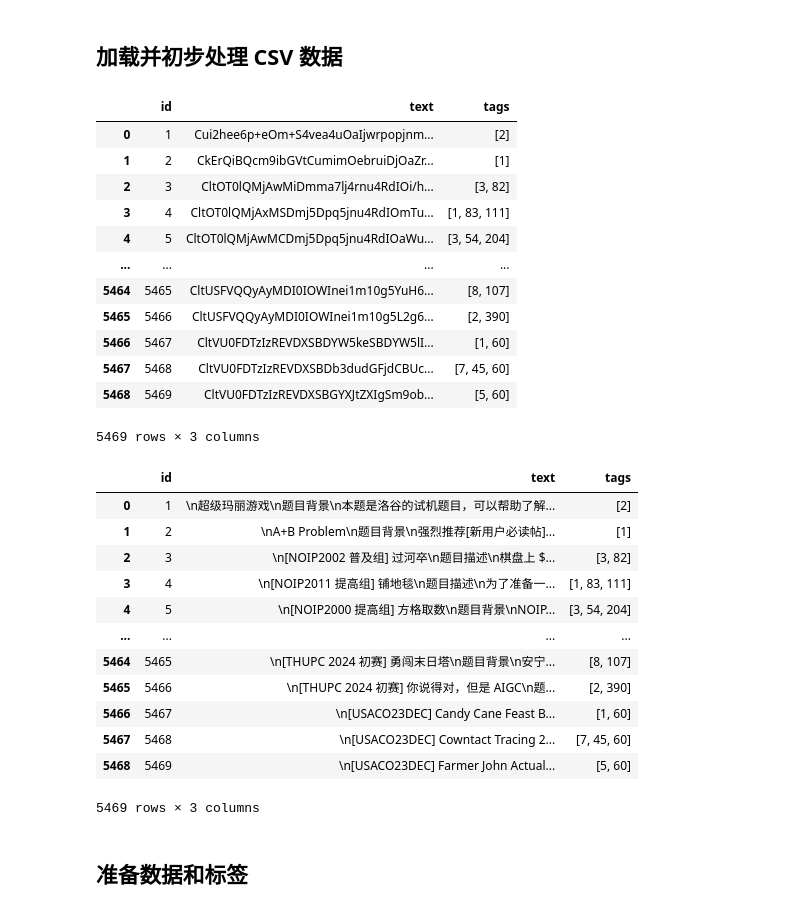
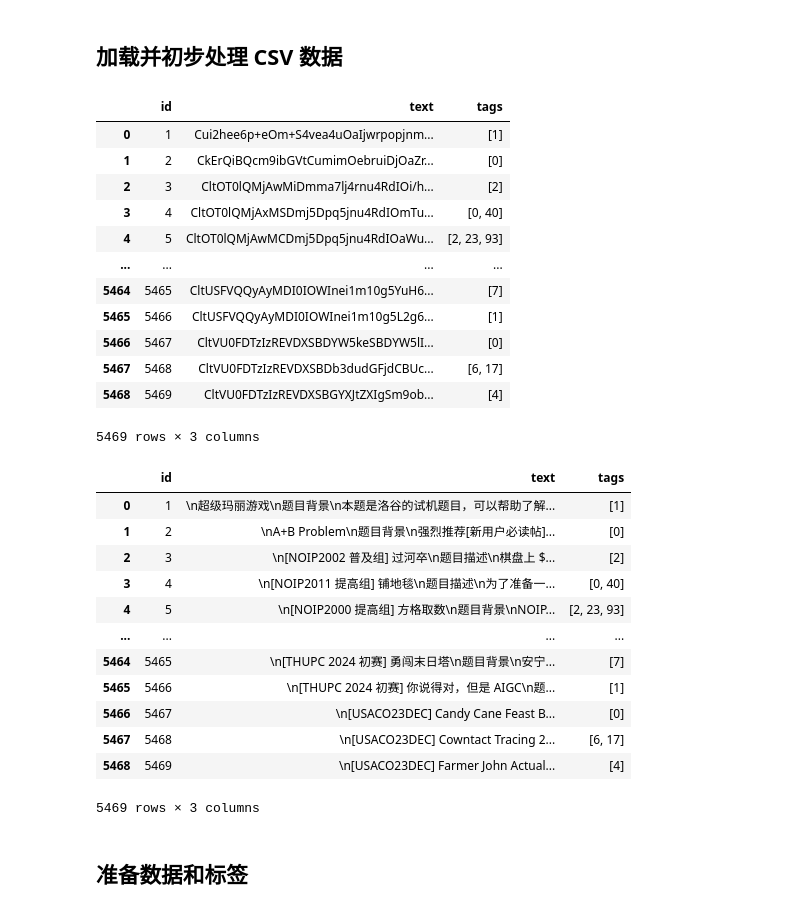
Before and after one commit to shiquda/CPC-tag, a Jupyter notebook: cpc-tag-classify-training.ipynb, the cells around one changed output. Drawn from its saved outputs; the diff is of its cells as text; code cells hidden in the pictures.

```diff
--- a/cpc-tag-classify-training.ipynb
+++ b/cpc-tag-classify-training.ipynb
@@ -12,23 +12,21 @@ from utils import base64_decode
 # %% [markdown]
 ## 加载并初步处理 CSV 数据
 # %%
-header = ['id', 'text', 'tags']
-
-df = pd.read_csv('./data/algo_problems.csv', header=None, names=header)
+df = pd.read_csv('./data/algo_problems.csv')
 df
 # %% [output]
 |  | id | text | tags |
-| 0 | 1 | Cui2hee6p+eOm+S4vea4uOaIjwrpopjnm... | [2] |
-| 1 | 2 | CkErQiBQcm9ibGVtCumimOebruiDjOaZr... | [1] |
-| 2 | 3 | CltOT0lQMjAwMiDmma7lj4rnu4RdIOi/h... | [3, 82] |
-| 3 | 4 | CltOT0lQMjAxMSDmj5Dpq5jnu4RdIOmTu... | [1, 83, 111] |
-| 4 | 5 | CltOT0lQMjAwMCDmj5Dpq5jnu4RdIOaWu... | [3, 54, 204] |
+| 0 | 1 | Cui2hee6p+eOm+S4vea4uOaIjwrpopjnm... | [1] |
+| 1 | 2 | CkErQiBQcm9ibGVtCumimOebruiDjOaZr... | [0] |
+| 2 | 3 | CltOT0lQMjAwMiDmma7lj4rnu4RdIOi/h... | [2] |
+| 3 | 4 | CltOT0lQMjAxMSDmj5Dpq5jnu4RdIOmTu... | [0, 40] |
+| 4 | 5 | CltOT0lQMjAwMCDmj5Dpq5jnu4RdIOaWu... | [2, 23, 93] |
 | ... | ... | ... | ... |
-| 5464 | 5465 | CltUSFVQQyAyMDI0IOWInei1m10g5YuH6... | [8, 107] |
-| 5465 | 5466 | CltUSFVQQyAyMDI0IOWInei1m10g5L2g6... | [2, 390] |
-| 5466 | 5467 | CltVU0FDTzIzREVDXSBDYW5keSBDYW5lI... | [1, 60] |
-| 5467 | 5468 | CltVU0FDTzIzREVDXSBDb3dudGFjdCBUc... | [7, 45, 60] |
-| 5468 | 5469 | CltVU0FDTzIzREVDXSBGYXJtZXIgSm9ob... | [5, 60] |
+| 5464 | 5465 | CltUSFVQQyAyMDI0IOWInei1m10g5YuH6... | [7] |
+| 5465 | 5466 | CltUSFVQQyAyMDI0IOWInei1m10g5L2g6... | [1] |
+| 5466 | 5467 | CltVU0FDTzIzREVDXSBDYW5keSBDYW5lI... | [0] |
+| 5467 | 5468 | CltVU0FDTzIzREVDXSBDb3dudGFjdCBUc... | [6, 17] |
+| 5468 | 5469 | CltVU0FDTzIzREVDXSBGYXJtZXIgSm9ob... | [4] |
 5469 rows × 3 columns
 # %%
 # base64转换
@@ -41,17 +39,17 @@ df['tags'] = df['tags'].apply(lambda x: json.loads(x))
 df
 # %% [output]
 |  | id | text | tags |
-| 0 | 1 | \n超级玛丽游戏\n题目背景\n本题是洛谷的试机题目，可以帮助了解... | [2] |
-| 1 | 2 | \nA+B Problem\n题目背景\n强烈推荐[新用户必读帖]... | [1] |
-| 2 | 3 | \n[NOIP2002 普及组] 过河卒\n题目描述\n棋盘上 $... | [3, 82] |
-| 3 | 4 | \n[NOIP2011 提高组] 铺地毯\n题目描述\n为了准备一... | [1, 83, 111] |
-| 4 | 5 | \n[NOIP2000 提高组] 方格取数\n题目背景\nNOIP... | [3, 54, 204] |
+| 0 | 1 | \n超级玛丽游戏\n题目背景\n本题是洛谷的试机题目，可以帮助了解... | [1] |
+| 1 | 2 | \nA+B Problem\n题目背景\n强烈推荐[新用户必读帖]... | [0] |
+| 2 | 3 | \n[NOIP2002 普及组] 过河卒\n题目描述\n棋盘上 $... | [2] |
+| 3 | 4 | \n[NOIP2011 提高组] 铺地毯\n题目描述\n为了准备一... | [0, 40] |
+| 4 | 5 | \n[NOIP2000 提高组] 方格取数\n题目背景\nNOIP... | [2, 23, 93] |
 | ... | ... | ... | ... |
-| 5464 | 5465 | \n[THUPC 2024 初赛] 勇闯末日塔\n题目背景\n安宁... | [8, 107] |
-| 5465 | 5466 | \n[THUPC 2024 初赛] 你说得对，但是 AIGC\n题... | [2, 390] |
-| 5466 | 5467 | \n[USACO23DEC] Candy Cane Feast B... | [1, 60] |
-| 5467 | 5468 | \n[USACO23DEC] Cowntact Tracing 2... | [7, 45, 60] |
-| 5468 | 5469 | \n[USACO23DEC] Farmer John Actual... | [5, 60] |
+| 5464 | 5465 | \n[THUPC 2024 初赛] 勇闯末日塔\n题目背景\n安宁... | [7] |
+| 5465 | 5466 | \n[THUPC 2024 初赛] 你说得对，但是 AIGC\n题... | [1] |
+| 5466 | 5467 | \n[USACO23DEC] Candy Cane Feast B... | [0] |
+| 5467 | 5468 | \n[USACO23DEC] Cowntact Tracing 2... | [6, 17] |
+| 5468 | 5469 | \n[USACO23DEC] Farmer John Actual... | [4] |
 5469 rows × 3 columns
 # %% [markdown]
 ## 准备数据和标签
```
Also changed, not shown: parts of 10 cells of this notebook, 5 other files.
